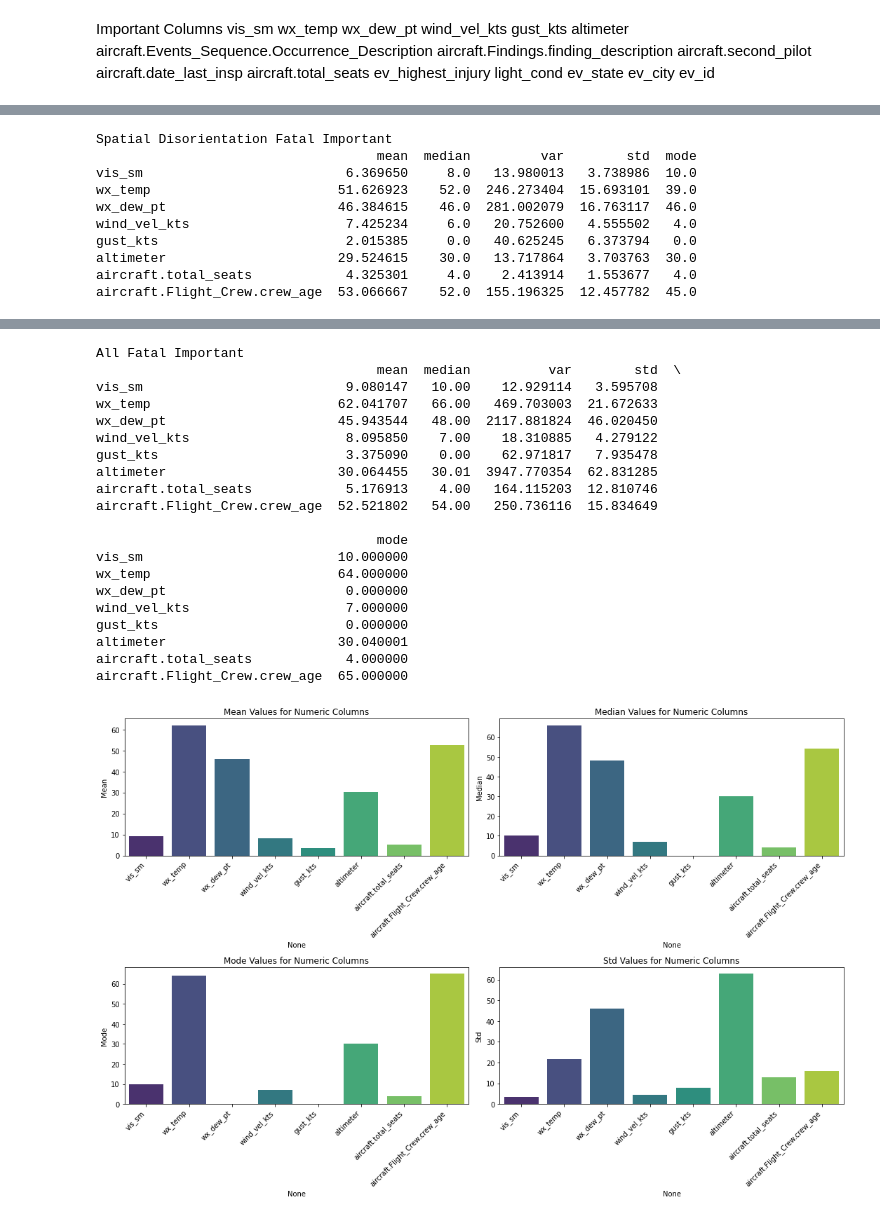
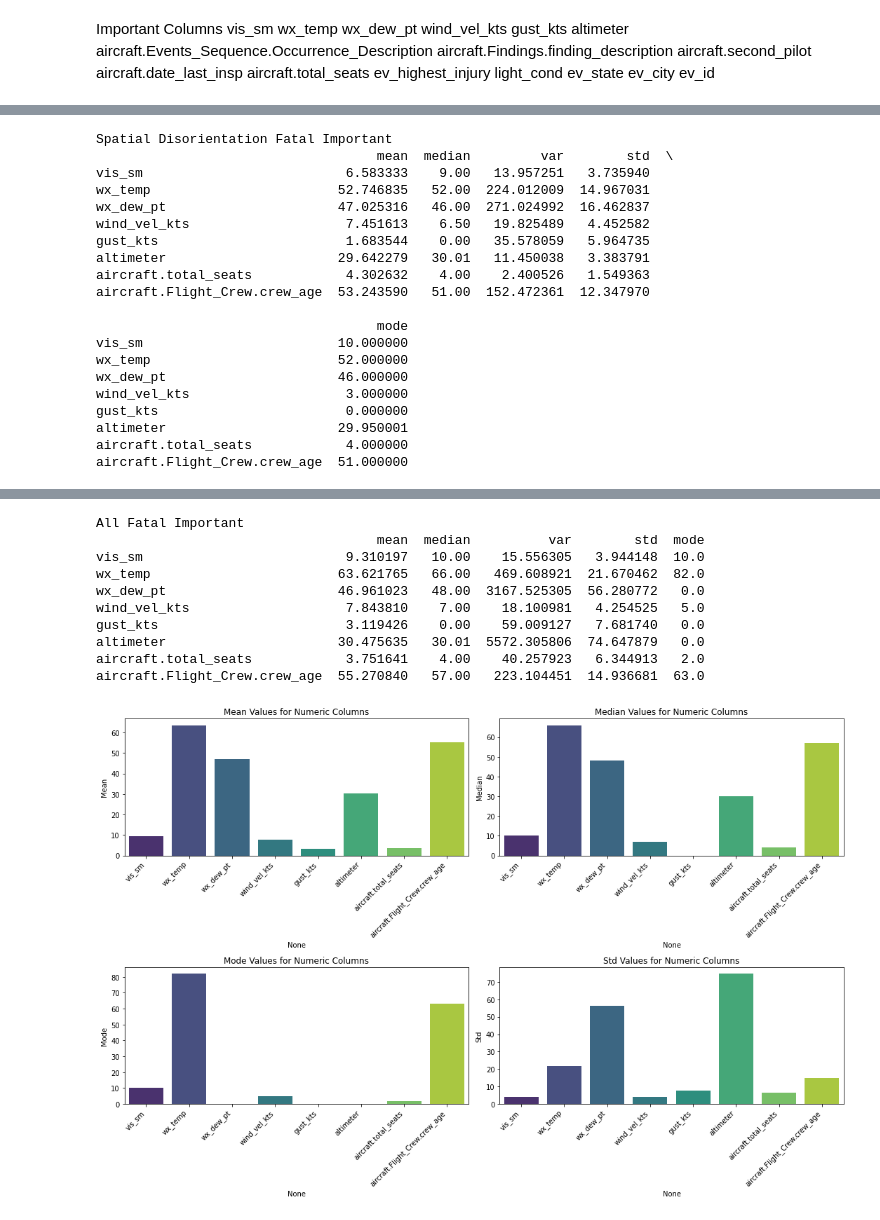
Before and after one commit to simoncole/NTSB-CAROL-spatial-disorientation-statitical-analysis, a Jupyter notebook: dataCleaning.ipynb, the cells around one changed output, grey strips where cells are left out. Cells and saved outputs as stored; diff of their text form; code cells hidden in the pictures.

```diff
--- a/dataCleaning.ipynb
+++ b/dataCleaning.ipynb
@@ -107,9 +111,9 @@ Personnel issues-Psychological-Personality/attitude-Motivation/respond to pressu
 Personnel issues-Psychological-Attention/monitoring-Monitoring environment-Maintenance personnel
 # %%
 # Create a new dataframe with instances of specific psychological findings
-all_fatal = data[data['ev_highest_injury'] == 'FATL']
-spatial_disorientation = data[data['aircraft.Findings.finding_description'] == 'Personnel issues-Psychological-Perception/orientation/illusio-Spatial disorientation-Pilot - C']
-spatial_disorientation_fatal = spatial_disorientation[data['ev_highest_injury'] == 'FATL']
+all_fatal = data[data['ev_highest_injury'] == 'FATL'].drop_duplicates(subset='ev_id')
+spatial_disorientation = data[data['aircraft.Findings.finding_description'] == 'Personnel issues-Psychological-Perception/orientation/illusio-Spatial disorientation-Pilot - C'].drop_duplicates(subset='ev_id')
+spatial_disorientation_fatal = spatial_disorientation[spatial_disorientation['ev_highest_injury'] == 'FATL']
 
 #pritn the number of instances in each dataframe
 print("Total Fatal")
@@ -349,7 +355,7 @@ def visualize_stats(stats):
     stats_to_plot = ['mean', 'median', 'mode', 'std']
 
     for i, stat in enumerate(stats_to_plot, 1):
-        plt.subplot(n_rows, n_cols, i)
+        plt.subplot(2, 2, i)
 
         data_to_plot = stats.loc[stat].dropna()
         sns.barplot(x=data_to_plot.index, y=data_to_plot.values, palette='viridis', hue=data_to_plot.index)
@@ -381,12 +387,22 @@ print(all_fatal_stats.T)
 visualize_stats(all_fatal_stats)
 # %% [output]
 Spatial Disorientation Fatal Important
-                                    mean  median         var        std  mode
-vis_sm                          6.369650     8.0   13.980013   3.738986  10.0
-wx_temp                        51.626923    52.0  246.273404  15.693101  39.0
-wx_dew_pt                      46.384615    46.0  281.002079  16.763117  46.0
-wind_vel_kts                    7.425234     6.0   20.752600   4.555502   4.0
-gust_kts                        2.015385     0.0   40.625245   6.373794   0.0
-altimeter                      29.524615    30.0   13.717864   3.703763  30.0
-aircraft.total_seats            4.325301     4.0    2.413914   1.553677   4.0
-aircraft.Flight_Crew.crew_age  53.066667    52.0  155.196325  12.457782  45.0
+                                    mean  median         var        std  \
+vis_sm                          6.583333    9.00   13.957251   3.735940
+wx_temp                        52.746835   52.00  224.012009  14.967031
+wx_dew_pt                      47.025316   46.00  271.024992  16.462837
+wind_vel_kts                    7.451613    6.50   19.825489   4.452582
+gust_kts                        1.683544    0.00   35.578059   5.964735
+altimeter                      29.642279   30.01   11.450038   3.383791
+aircraft.total_seats            4.302632    4.00    2.400526   1.549363
+aircraft.Flight_Crew.crew_age  53.243590   51.00  152.472361  12.347970
+
+                                    mode
+vis_sm                         10.000000
+wx_temp                        52.000000
+wx_dew_pt                      46.000000
+wind_vel_kts                    3.000000
+gust_kts                        0.000000
+altimeter                      29.950001
+aircraft.total_seats            4.000000
+aircraft.Flight_Crew.crew_age  51.000000
@@ -394,21 +410,11 @@ aircraft.Flight_Crew.crew_age  53.066667    52.0  155.196325  12.457782  45.0
 All Fatal Important
-                                    mean  median          var        std  \
-vis_sm                          9.080147   10.00    12.929114   3.595708
-wx_temp                        62.041707   66.00   469.703003  21.672633
-wx_dew_pt                      45.943544   48.00  2117.881824  46.020450
-wind_vel_kts                    8.095850    7.00    18.310885   4.279122
-gust_kts                        3.375090    0.00    62.971817   7.935478
-altimeter                      30.064455   30.01  3947.770354  62.831285
-aircraft.total_seats            5.176913    4.00   164.115203  12.810746
-aircraft.Flight_Crew.crew_age  52.521802   54.00   250.736116  15.834649
-
-                                    mode
-vis_sm                         10.000000
-wx_temp                        64.000000
-wx_dew_pt                       0.000000
-wind_vel_kts                    7.000000
-gust_kts                        0.000000
-altimeter                      30.040001
-aircraft.total_seats            4.000000
-aircraft.Flight_Crew.crew_age  65.000000
+                                    mean  median          var        std  mode
+vis_sm                          9.310197   10.00    15.556305   3.944148  10.0
+wx_temp                        63.621765   66.00   469.608921  21.670462  82.0
+wx_dew_pt                      46.961023   48.00  3167.525305  56.280772   0.0
+wind_vel_kts                    7.843810    7.00    18.100981   4.254525   5.0
+gust_kts                        3.119426    0.00    59.009127   7.681740   0.0
+altimeter                      30.475635   30.01  5572.305806  74.647879   0.0
+aircraft.total_seats            3.751641    4.00    40.257923   6.344913   2.0
+aircraft.Flight_Crew.crew_age  55.270840   57.00   223.104451  14.936681  63.0
-[figure, old version]
+[figure, new version]
```
Also changed, not shown: parts of 17 cells of this notebook, 2 other files.
